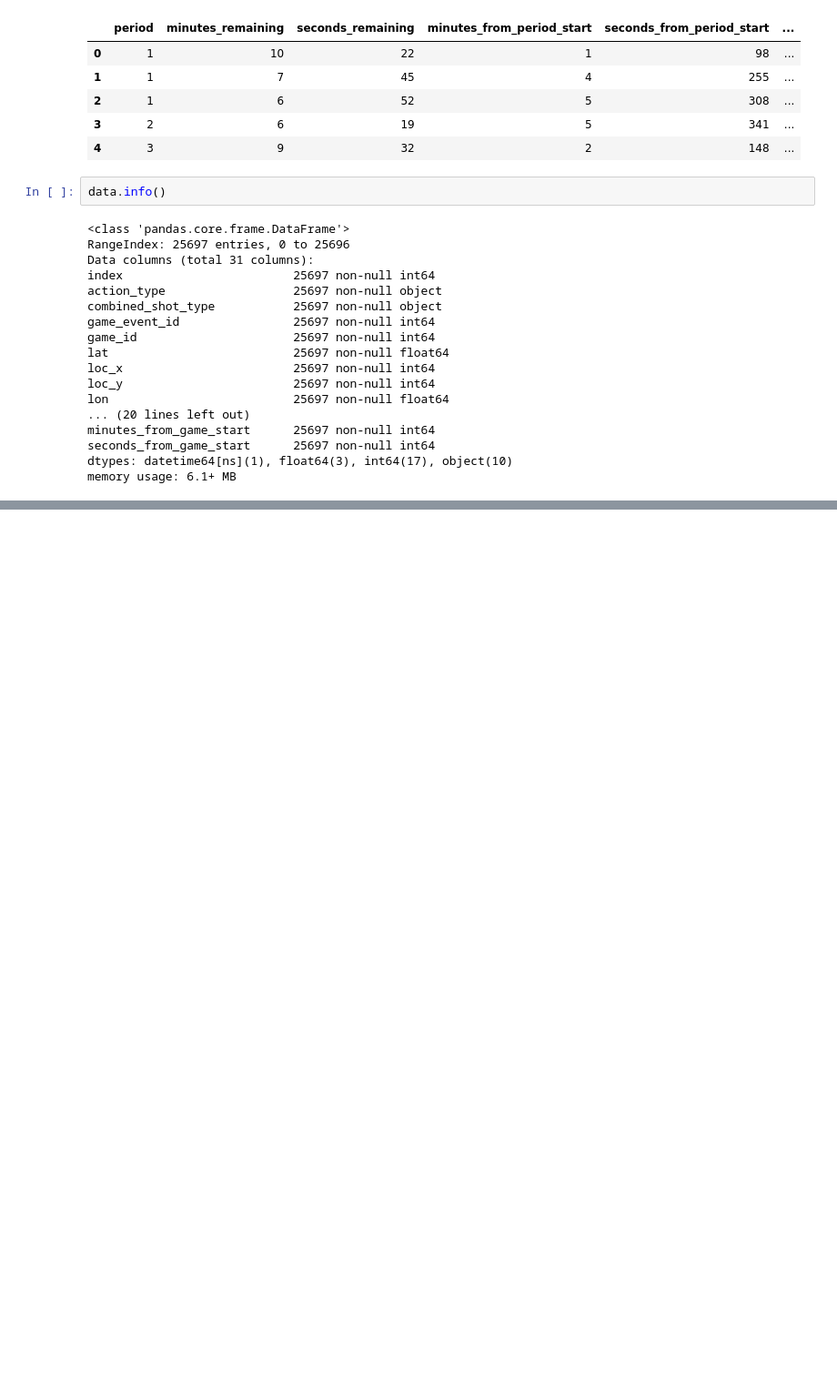
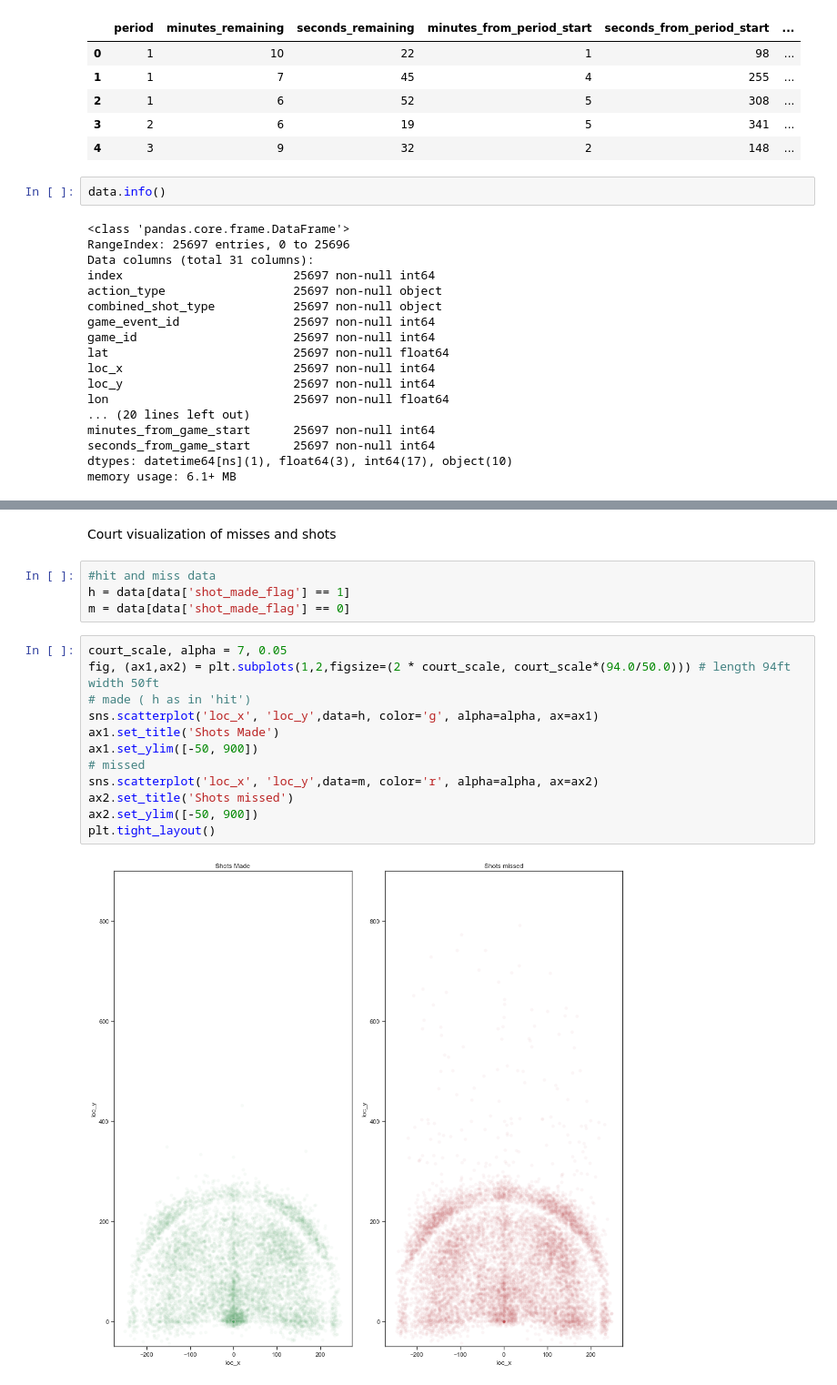
Before and after one commit to mageirakos/blood-transfusion-center, a Jupyter notebook: Kobe Bryant Shot Selection/main.ipynb, the cells around one changed output, grey strips where cells are left out. Shown at 91% size. Drawn from its saved outputs; the diff is of its cells as text; blank space fills up the shorter version.

```diff
--- a/Kobe Bryant Shot Selection/main.ipynb
+++ b/Kobe Bryant Shot Selection/main.ipynb
@@ -152,0 +223,20 @@ ValueError: shape mismatch: objects cannot be broadcast to a single shape
+# %% [markdown]
+Court visualization of misses and shots
+# %%
+#hit and miss data
+h = data[data['shot_made_flag'] == 1]
+m = data[data['shot_made_flag'] == 0]
+# %%
+court_scale, alpha = 7, 0.05
+fig, (ax1,ax2) = plt.subplots(1,2,figsize=(2 * court_scale, court_scale*(94.0/50.0))) # length 94ft width 50ft
+# made ( h as in 'hit')
+sns.scatterplot('loc_x', 'loc_y',data=h, color='g', alpha=alpha, ax=ax1)
+ax1.set_title('Shots Made')
+ax1.set_ylim([-50, 900])
+# missed
+sns.scatterplot('loc_x', 'loc_y',data=m, color='r', alpha=alpha, ax=ax2)
+ax2.set_title('Shots missed')
+ax2.set_ylim([-50, 900])
+plt.tight_layout()
+# %% [output]
+[figure, added]
```
Also changed, not shown: parts of 61 cells of this notebook, 2 other files.
